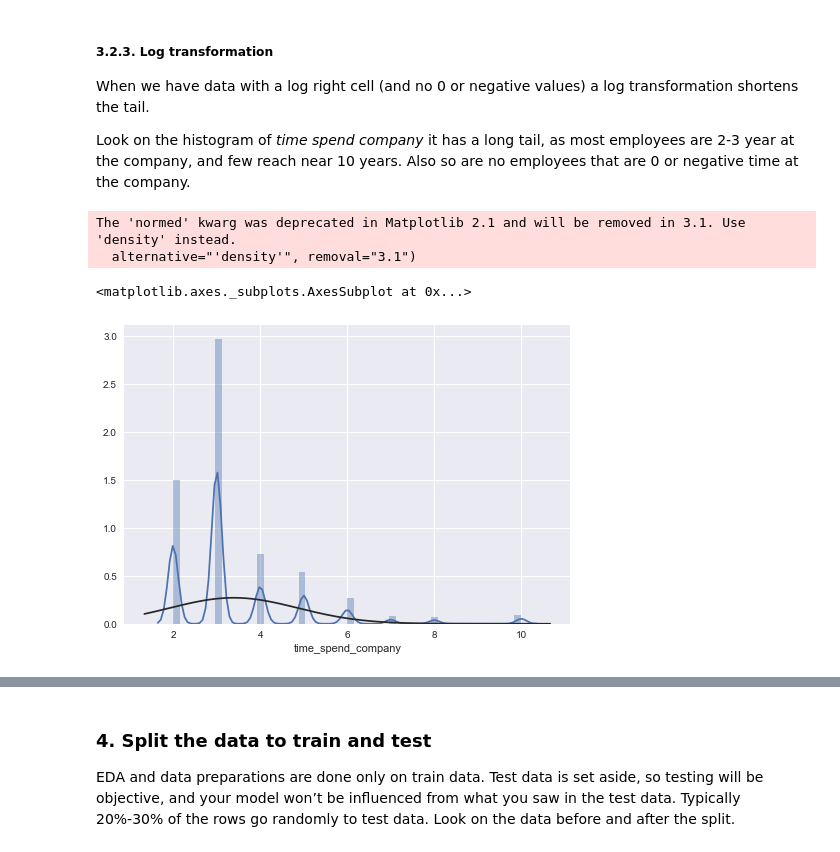
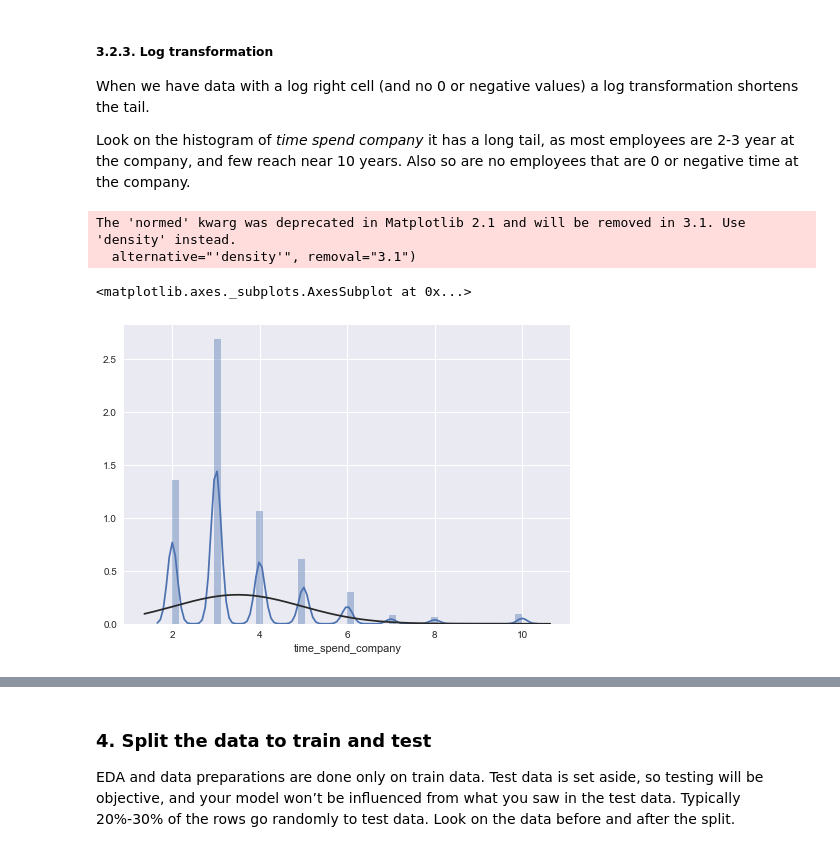
Before and after one commit to shamagilli/IDC-BDA, a Jupyter notebook: Lesson0103_EDA.ipynb, the cells around one changed output, grey strips where cells are left out. Cells and saved outputs as stored; diff of their text form; code cells hidden in the pictures.

```diff
--- a/Lesson0103_EDA.ipynb
+++ b/Lesson0103_EDA.ipynb
@@ -373,10 +376,10 @@ sqrt_time_company = np.sqrt(df_highsat["time_spend_company"])
 # %%
-sns.distplot(df_highsat["time_spend_company"], fit=norm)
+sns.distplot(df["time_spend_company"], fit=norm)
 # %% [output]
 The 'normed' kwarg was deprecated in Matplotlib 2.1 and will be removed in 3.1. Use 'density' instead.
   alternative="'density'", removal="3.1")
 <matplotlib.axes._subplots.AxesSubplot at 0x...>
-[figure, old version]
+[figure, new version]
 # %%
 sns.distplot(log_time_company, fit=norm, bins=15)
 sns.distplot(sqrt_time_company-0.65, fit=norm, bins=15)
```
Also changed, not shown: parts of 35 cells of this notebook.
